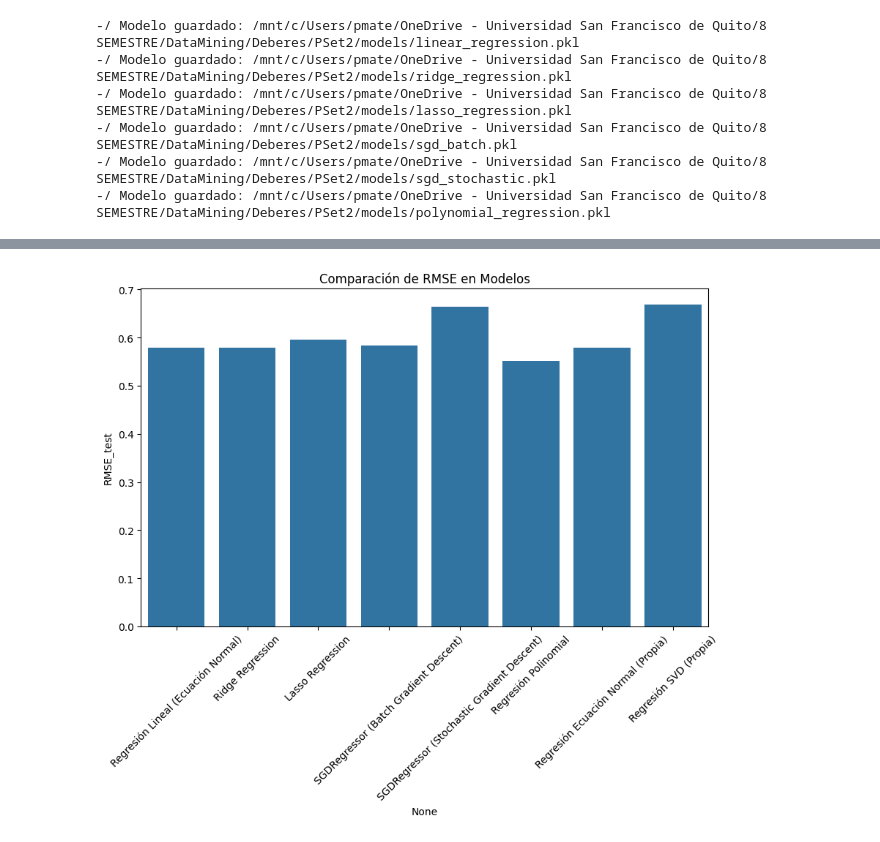
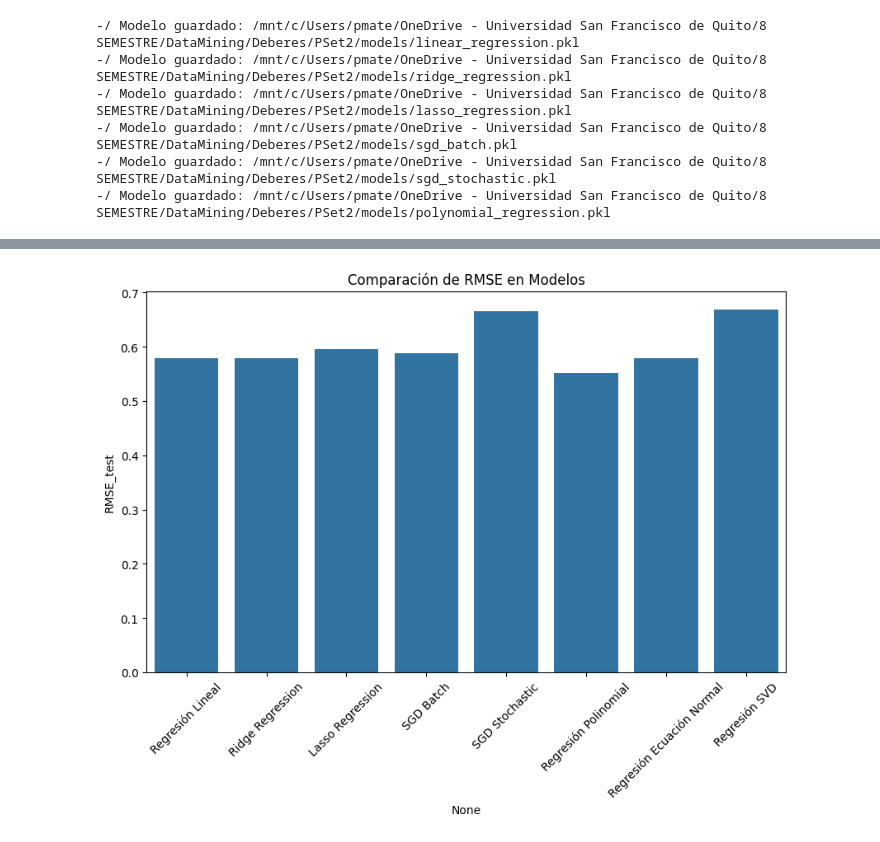
Before and after one commit to mateosalgado3/PSET2, a Jupyter notebook: notebooks/3_model_training.ipynb, the cells around one changed output, grey strips where cells are left out. Saved outputs shown, nothing was run; the diff lists cells and outputs as text; code cells hidden in the pictures.

Commit message:
Mejoras en Feature Engineering y actualización de modelos

```diff
--- a/notebooks/3_model_training.ipynb
+++ b/notebooks/3_model_training.ipynb
@@ -6,41 +6,30 @@ import numpy as np
 import matplotlib.pyplot as plt
 import seaborn as sns
 import joblib
-from sklearn.model_selection import train_test_split
 from sklearn.linear_model import LinearRegression, Ridge, Lasso, SGDRegressor
 from sklearn.preprocessing import PolynomialFeatures
 from sklearn.metrics import mean_squared_error, mean_absolute_error, r2_score
 from numpy.linalg import inv, svd
 
-# 2. Cargar Datos
-DATA_PATH = "/mnt/c/Users/pmate/OneDrive - Universidad San Francisco de Quito/8 SEMESTRE/DataMining/Deberes/PSet2/data/processed/Airbnb_Featured.csv"
-df = pd.read_csv(DATA_PATH)
+# 2. Definir rutas de los datasets
+DATA_DIR = "/mnt/c/Users/pmate/OneDrive - Universidad San Francisco de Quito/8 SEMESTRE/DataMining/Deberes/PSet2/data/processed"
+X_TRAIN_PATH = os.path.join(DATA_DIR, "X_train.csv")
+X_TEST_PATH = os.path.join(DATA_DIR, "X_test.csv")
+Y_TRAIN_PATH = os.path.join(DATA_DIR, "y_train.csv")
+Y_TEST_PATH = os.path.join(DATA_DIR, "y_test.csv")
 
-# 3. Separar en Features y Variable Objetivo
-X = df.drop(columns=["log_price"])
-y = df["log_price"]
+# 3. Cargar los datasets
+X_train = pd.read_csv(X_TRAIN_PATH)
+X_test = pd.read_csv(X_TEST_PATH)
+y_train = pd.read_csv(Y_TRAIN_PATH).values.ravel()
+y_test = pd.read_csv(Y_TEST_PATH).values.ravel()
 
-# 4. Dividir en Conjuntos de Entrenamiento y Prueba
-X_train, X_test, y_train, y_test = train_test_split(X, y, test_size=0.2, random_state=42)
-
-# 5. Definir Modelos
-models = {
-    "Regresión Lineal (Ecuación Normal)": LinearRegression(),
-    "Ridge Regression": Ridge(alpha=1.0),
-    "Lasso Regression": Lasso(alpha=0.01),
-    "SGDRegressor (Batch Gradient Descent)": SGDRegressor(max_iter=1000, tol=1e-3),
-    "SGDRegressor (Stochastic Gradient Descent)": SGDRegressor(max_iter=1000, tol=1e-3, learning_rate="optimal")
-}
-
-results = {}
-
-# 6. Evaluar Modelos
-for name, model in models.items():
-    model.fit(X_train, y_train)
+# 4. Definir función para evaluar modelos
+def evaluate_model(model, X_train, y_train, X_test, y_test):
     y_train_pred = model.predict(X_train)
     y_test_pred = model.predict(X_test)
 
-    results[name] = {
+    metrics = {
         "MSE_train": mean_squared_error(y_train, y_train_pred),
         "MSE_test": mean_squared_error(y_test, y_test_pred),
         "RMSE_train": np.sqrt(mean_squared_error(y_train, y_train_pred)),
@@ -50,31 +39,37 @@ for name, model in models.items():
         "R2_train": r2_score(y_train, y_train_pred),
         "R2_test": r2_score(y_test, y_test_pred)
     }
+    return metrics
+
+# 5. Definir Modelos
+models = {
+    "Regresión Lineal": LinearRegression(),
+    "Ridge Regression": Ridge(alpha=1.0),
+    "Lasso Regression": Lasso(alpha=0.01),
+    "SGD Batch": SGDRegressor(max_iter=1000, tol=1e-3),
+    "SGD Stochastic": SGDRegressor(max_iter=1000, tol=1e-3, learning_rate="optimal")
+}
+
+results = {}
+
+# 6. Entrenar y Evaluar Modelos
+for name, model in models.items():
+    model.fit(X_train, y_train)
+    results[name] = evaluate_model(model, X_train, y_train, X_test, y_test)
 
 # 7. Regresión Polinomial
 poly = PolynomialFeatures(degree=2)
 X_train_poly = poly.fit_transform(X_train)
 X_test_poly = poly.transform(X_test)
+
 poly_reg = LinearRegression()
 poly_reg.fit(X_train_poly, y_train)
 
-y_train_pred_poly = poly_reg.predict(X_train_poly)
-y_test_pred_poly = poly_reg.predict(X_test_poly)
+results["Regresión Polinomial"] = evaluate_model(poly_reg, X_train_poly, y_train, X_test_poly, y_test)
 
-results["Regresión Polinomial"] = {
-    "MSE_train": mean_squared_error(y_train, y_train_pred_poly),
-    "MSE_test": mean_squared_error(y_test, y_test_pred_poly),
-    "RMSE_train": np.sqrt(mean_squared_error(y_train, y_train_pred_poly)),
-    "RMSE_test": np.sqrt(mean_squared_error(y_test, y_test_pred_poly)),
-    "MAE_train": mean_absolute_error(y_train, y_train_pred_poly),
-    "MAE_test": mean_absolute_error(y_test, y_test_pred_poly),
-    "R2_train": r2_score(y_train, y_train_pred_poly),
-    "R2_test": r2_score(y_test, y_test_pred_poly)
-}
-
-# 8. Regresión Lineal con Ecuación Normal (Implementación Propia)
+# 8. Regresión con Ecuación Normal
 def normal_equation(X, y):
-    X_bias = np.c_[np.ones((X.shape[0], 1)), X]
+    X_bias = np.c_[np.ones((X.shape[0], 1)), X]  # Agregar bias
     theta = inv(X_bias.T.dot(X_bias)).dot(X_bias.T).dot(y)
     return theta
 
@@ -82,7 +77,7 @@ theta_normal = normal_equation(X_train, y_train)
 y_pred_train_normal = np.c_[np.ones((X_train.shape[0], 1)), X_train].dot(theta_normal)
 y_pred_test_normal = np.c_[np.ones((X_test.shape[0], 1)), X_test].dot(theta_normal)
 
-results["Regresión Ecuación Normal (Propia)"] = {
+results["Regresión Ecuación Normal"] = {
     "MSE_train": mean_squared_error(y_train, y_pred_train_normal),
     "MSE_test": mean_squared_error(y_test, y_pred_test_normal),
     "RMSE_train": np.sqrt(mean_squared_error(y_train, y_pred_train_normal)),
@@ -93,13 +88,13 @@ results["Regresión Ecuación Normal (Propia)"] = {
     "R2_test": r2_score(y_test, y_pred_test_normal)
 }
 
-# 9. Regresión con SVD (Descomposición en Valores Singulares)
+# 9. Regresión con SVD
 U, S, Vt = svd(X_train, full_matrices=False)
 theta_svd = Vt.T @ np.linalg.inv(np.diag(S)) @ U.T @ y_train
 y_pred_train_svd = X_train @ theta_svd
 y_pred_test_svd = X_test @ theta_svd
 
-results["Regresión SVD (Propia)"] = {
+results["Regresión SVD"] = {
     "MSE_train": mean_squared_error(y_train, y_pred_train_svd),
     "MSE_test": mean_squared_error(y_test, y_pred_test_svd),
     "RMSE_train": np.sqrt(mean_squared_error(y_train, y_pred_train_svd)),
@@ -110,7 +105,7 @@ results["Regresión SVD (Propia)"] = {
     "R2_test": r2_score(y_test, y_pred_test_svd)
 }
 
-# 10. Guardar Modelos en Carpeta Correcta
+# 10. Guardar Modelos en la Carpeta Correcta
 MODELS_DIR = "/mnt/c/Users/pmate/OneDrive - Universidad San Francisco de Quito/8 SEMESTRE/DataMining/Deberes/PSet2/models"
 os.makedirs(MODELS_DIR, exist_ok=True)
 
@@ -120,11 +115,11 @@ def save_model(model, filename):
     print(f"-/ Modelo guardado: {path}")
 
 # Guardar Modelos
-save_model(models["Regresión Lineal (Ecuación Normal)"], "linear_regression")
+save_model(models["Regresión Lineal"], "linear_regression")
 save_model(models["Ridge Regression"], "ridge_regression")
 save_model(models["Lasso Regression"], "lasso_regression")
-save_model(models["SGDRegressor (Batch Gradient Descent)"], "sgd_batch")
-save_model(models["SGDRegressor (Stochastic Gradient Descent)"], "sgd_stochastic")
+save_model(models["SGD Batch"], "sgd_batch")
+save_model(models["SGD Stochastic"], "sgd_stochastic")
 save_model(poly_reg, "polynomial_regression")
 
 # 11. Visualización de Resultados
@@ -155,4 +150,4 @@ plt.show()
-[figure, old version]
+[figure, new version]
 # %%
 # En este análisis, se entrenaron múltiples modelos de regresión para predecir el precio de las propiedades en Airbnb,
 # evaluándolos con métricas de error como RMSE, MAE y R². Se compararon métodos clásicos como la Regresión Lineal,
```
Also changed, not shown: parts of 1 cell of this notebook, 4 other files.
